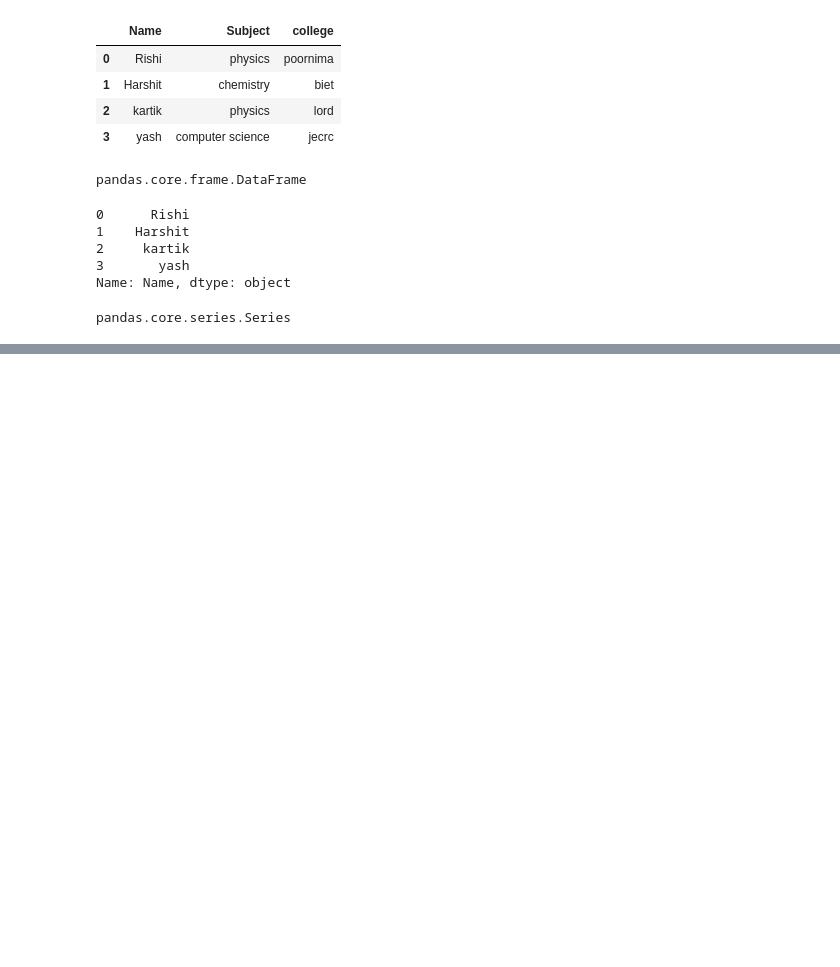
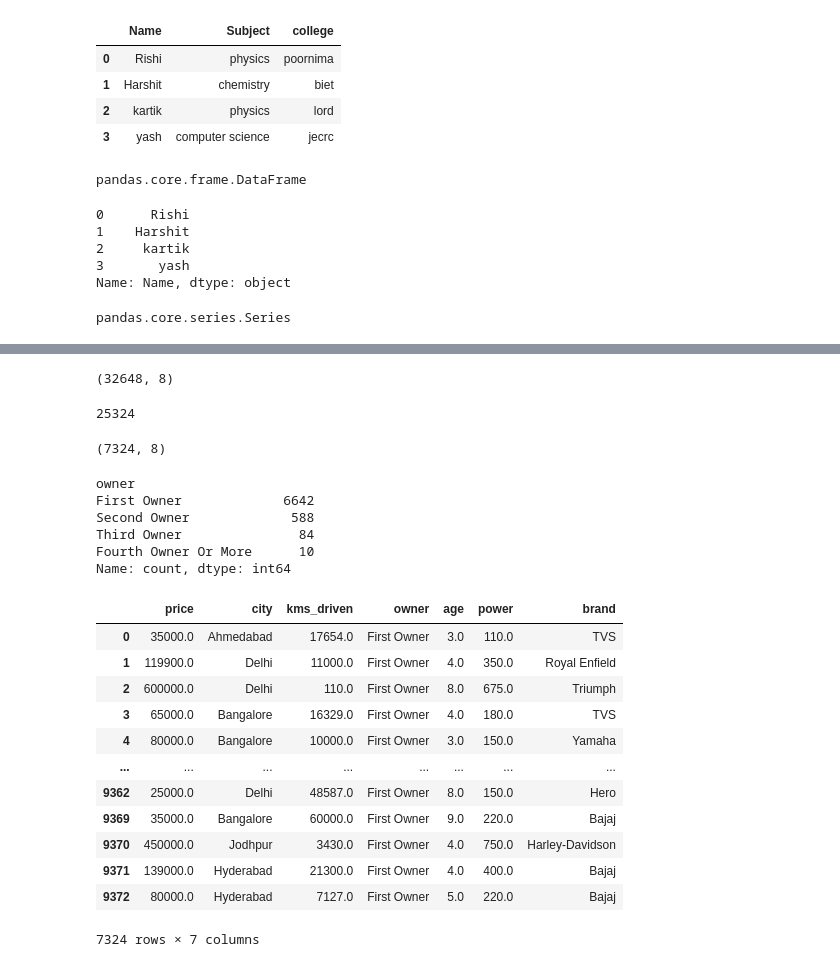
Before and after one commit to upflairs-pvt-ltd/18_june_DS, a Jupyter notebook: Pandas.ipynb, the cells around one changed output, grey strips where cells are left out. Cells and saved outputs as stored; diff of their text form; code cells hidden in the pictures; blank space fills up the shorter version.

```diff
--- a/Pandas.ipynb
+++ b/Pandas.ipynb
@@ -64,0 +67,3 @@ pandas.core.series.Series
+# %%
+df = pd.read_csv('Used_Bikes.csv')
+df.head()
@@ -64,0 +77,40 @@ pandas.core.series.Series
+# %%
+df.shape
+# %% [output]
+(32648, 8)
+# %%
+df.duplicated().sum()
+# %% [output]
+25324
+# %%
+df.drop_duplicates(inplace=True)
+# %%
+df.shape
+# %% [output]
+(7324, 8)
+# %%
+df['owner'].value_counts()
+# %% [output]
+owner
+First Owner             6642
+Second Owner             588
+Third Owner               84
+Fourth Owner Or More      10
+Name: count, dtype: int64
+# %%
+## column remove and adding columns
+df.drop('bike_name',axis='columns')   # to remove sinlge column from the dataframe
+# %% [output]
+|  | price | city | kms_driven | owner | age | power | brand |
+| 0 | 35000.0 | Ahmedabad | 17654.0 | First Owner | 3.0 | 110.0 | TVS |
+| 1 | 119900.0 | Delhi | 11000.0 | First Owner | 4.0 | 350.0 | Royal Enfield |
+| 2 | 600000.0 | Delhi | 110.0 | First Owner | 8.0 | 675.0 | Triumph |
+| 3 | 65000.0 | Bangalore | 16329.0 | First Owner | 4.0 | 180.0 | TVS |
+| 4 | 80000.0 | Bangalore | 10000.0 | First Owner | 3.0 | 150.0 | Yamaha |
+| ... | ... | ... | ... | ... | ... | ... | ... |
+| 9362 | 25000.0 | Delhi | 48587.0 | First Owner | 8.0 | 150.0 | Hero |
+| 9369 | 35000.0 | Bangalore | 60000.0 | First Owner | 9.0 | 220.0 | Bajaj |
+| 9370 | 450000.0 | Jodhpur | 3430.0 | First Owner | 4.0 | 750.0 | Harley-Davidson |
+| 9371 | 139000.0 | Hyderabad | 21300.0 | First Owner | 4.0 | 400.0 | Bajaj |
+| 9372 | 80000.0 | Hyderabad | 7127.0 | First Owner | 5.0 | 220.0 | Bajaj |
+7324 rows × 7 columns
```
Also changed, not shown: parts of 32 cells of this notebook, 1 other file.
